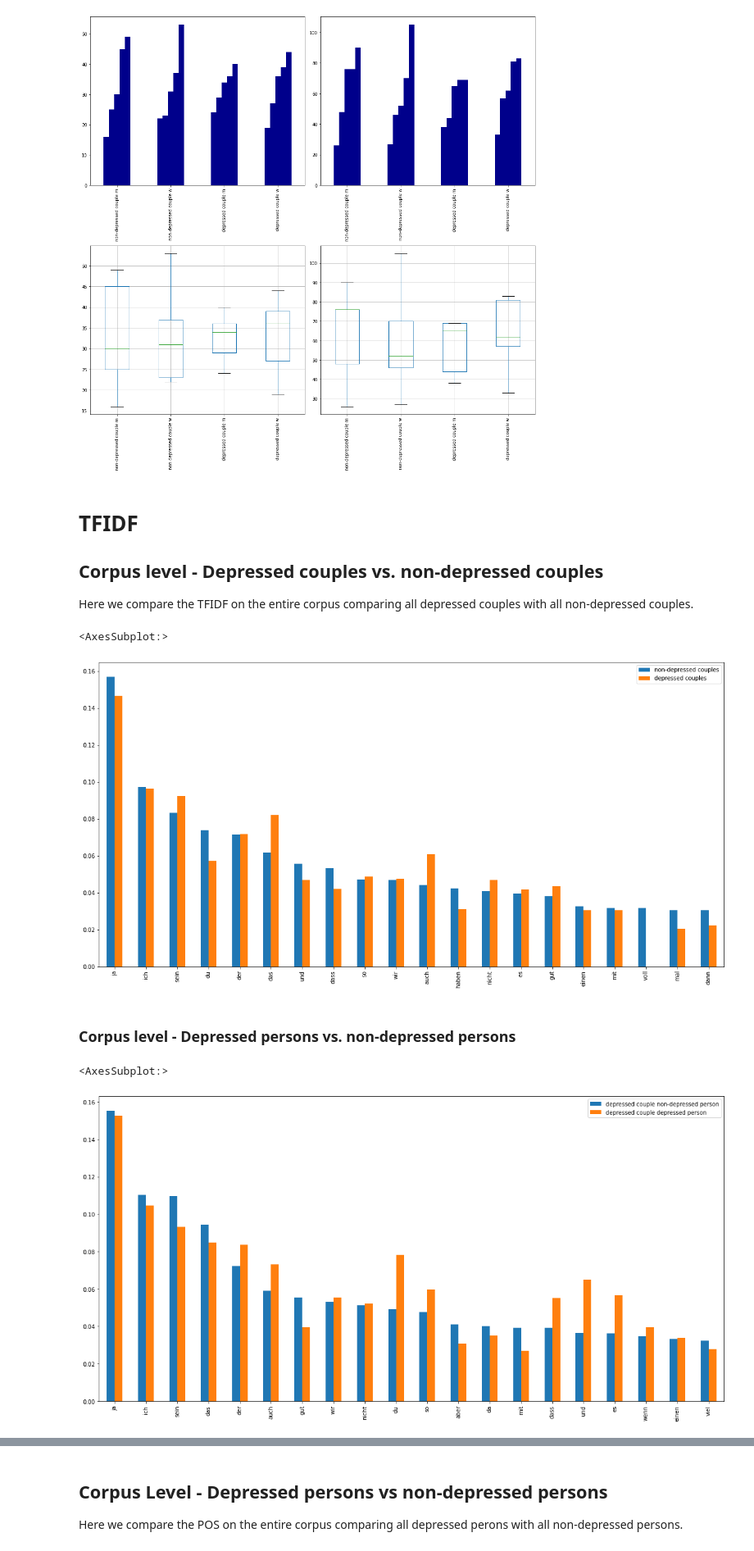
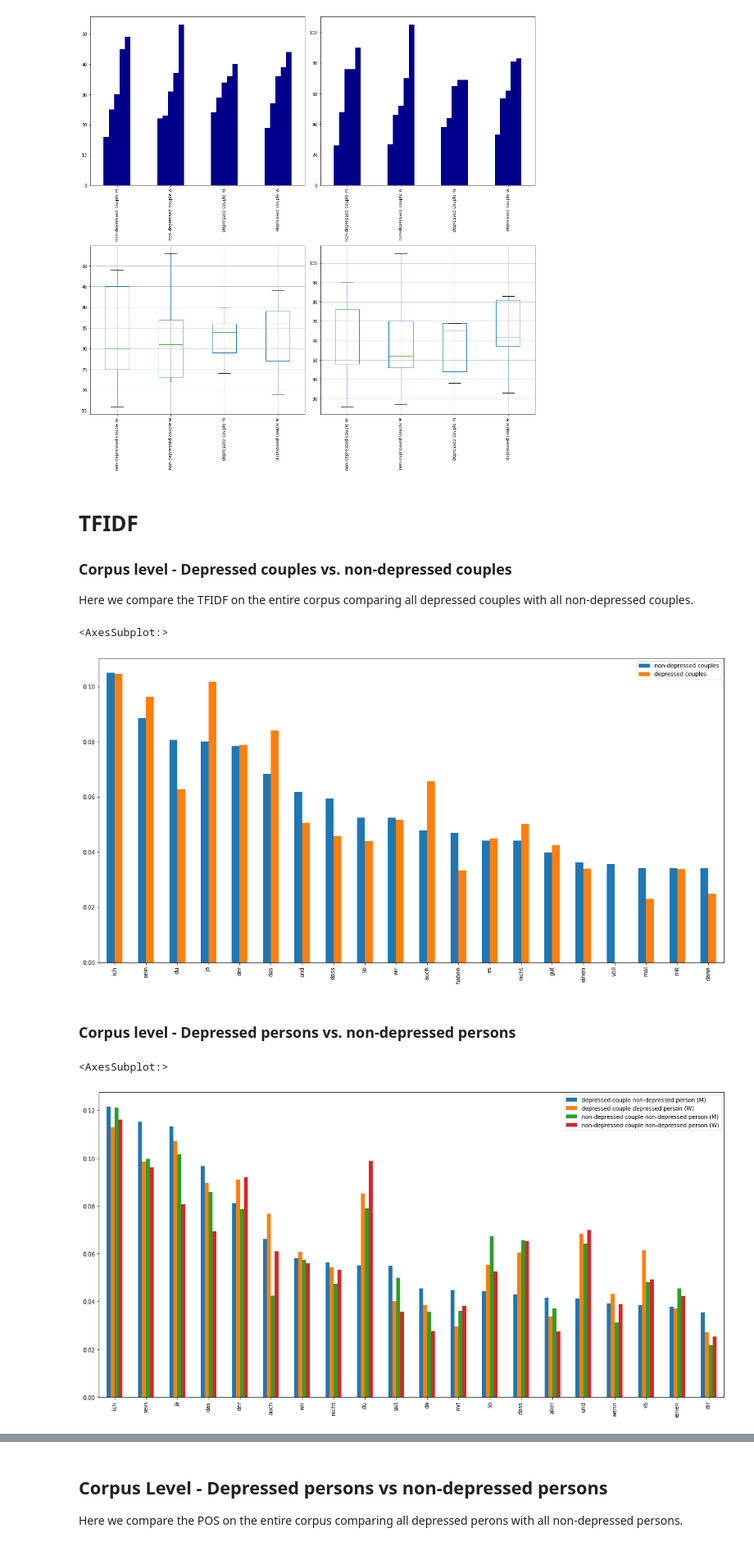
Before and after one commit to gitexa/sigmund, a Jupyter notebook: data_description.ipynb, the cells around one changed output, grey strips where cells are left out. Shown at 82% size. Drawn from its saved outputs; the diff is of its cells as text; code cells hidden in the pictures.

```diff
--- a/data_description.ipynb
+++ b/data_description.ipynb
@@ -83,7 +92,7 @@ plt.tight_layout()
 # %% [markdown]
 # TFIDF
 
-## Corpus level - Depressed couples vs. non-depressed couples
+### Corpus level - Depressed couples vs. non-depressed couples
 
 Here we compare the TFIDF on the entire corpus comparing all depressed couples with all non-depressed couples.
 # %%
@@ -105,8 +114,8 @@ def get_tfidf(dataframe):
     return df_tfidf['mean']
 
 
-non_depressed_couples = df.loc[(df['group'] == 0)]['normalized_text'].dropna()
-depressed_couples = df.loc[(df['group'] == 1)]['normalized_text'].dropna()
+non_depressed_couples = df_paragraphs.loc[(df_paragraphs['group'] == 0)]['lemmatized'].dropna()
+depressed_couples = df_paragraphs.loc[(df_paragraphs['group'] == 1)]['lemmatized'].dropna()
 
 # get tfidf scores per line
 df_tfidf_non_depressed_couples = get_tfidf(non_depressed_couples)
@@ -115,24 +124,28 @@ df_tfidf = pd.concat([df_tfidf_non_depressed_couples, df_tfidf_depressed_couples
 df_tfidf.head(20).plot(kind='bar', figsize=(20,10))
 # %% [output]
 <AxesSubplot:>
-[figure, old version]
+[figure, new version]
 # %% [markdown]
 ### Corpus level - Depressed persons vs. non-depressed persons
 # %%
 
-depressed_couple_non_depressed_person = df.loc[(df['group'] == 1) & (df['is_depressed'] == False)]['normalized_text'].dropna()
-depressed_couple_depressed_person = df.loc[(df['group'] == 1) & (df['is_depressed'] == True)]['normalized_text'].dropna()
+depressed_couple_non_depressed_person = df.loc[(df['group'] == 1) & (df['is_depressed'] == False)]['lemmatized'].dropna()
+depressed_couple_depressed_person = df.loc[(df['group'] == 1) & (df['is_depressed'] == True)]['lemmatized'].dropna()
+non_depressed_couple_non_depressed_personM = df.loc[(df['group'] == 0) & (df['gender'] == 'M')]['lemmatized'].dropna()
+non_depressed_couple_non_depressed_personW = df.loc[(df['group'] == 0) & (df['gender'] == 'W')]['lemmatized'].dropna()
 
 # get tfidf scores per line
 df_tfidf_depressed_couple_non_depressed_person = get_tfidf(depressed_couple_non_depressed_person)
 df_tfidf_depressed_couple_depressed_person = get_tfidf(depressed_couple_depressed_person)
+df_tfidf_non_depressed_couple_non_depressed_personM = get_tfidf(non_depressed_couple_non_depressed_personM)
+df_tfidf_non_depressed_couple_non_depressed_personW = get_tfidf(non_depressed_couple_non_depressed_personW)
 
 # plot results
-df_tfidf = pd.concat([df_tfidf_depressed_couple_non_depressed_person, df_tfidf_depressed_couple_depressed_person], keys=['depressed couple non-depressed person', 'depressed couple depressed person'], axis=1)
+df_tfidf = pd.concat([df_tfidf_depressed_couple_non_depressed_person, df_tfidf_depressed_couple_depressed_person, df_tfidf_non_depressed_couple_non_depressed_personM, df_tfidf_non_depressed_couple_non_depressed_personW], keys=['depressed couple non-depressed person (M)', 'depressed couple depressed person (W)', 'non-depressed couple non-depressed person (M)', 'non-depressed couple non-depressed person (W)'], axis=1)
 df_tfidf.head(20).plot(kind='bar', figsize=(20,10))
 # %% [output]
 <AxesSubplot:>
-[figure, old version]
+[figure, new version]
 # %% [markdown]
 # POS Tagging
 
```
Also changed, not shown: parts of 9 cells of this notebook.
